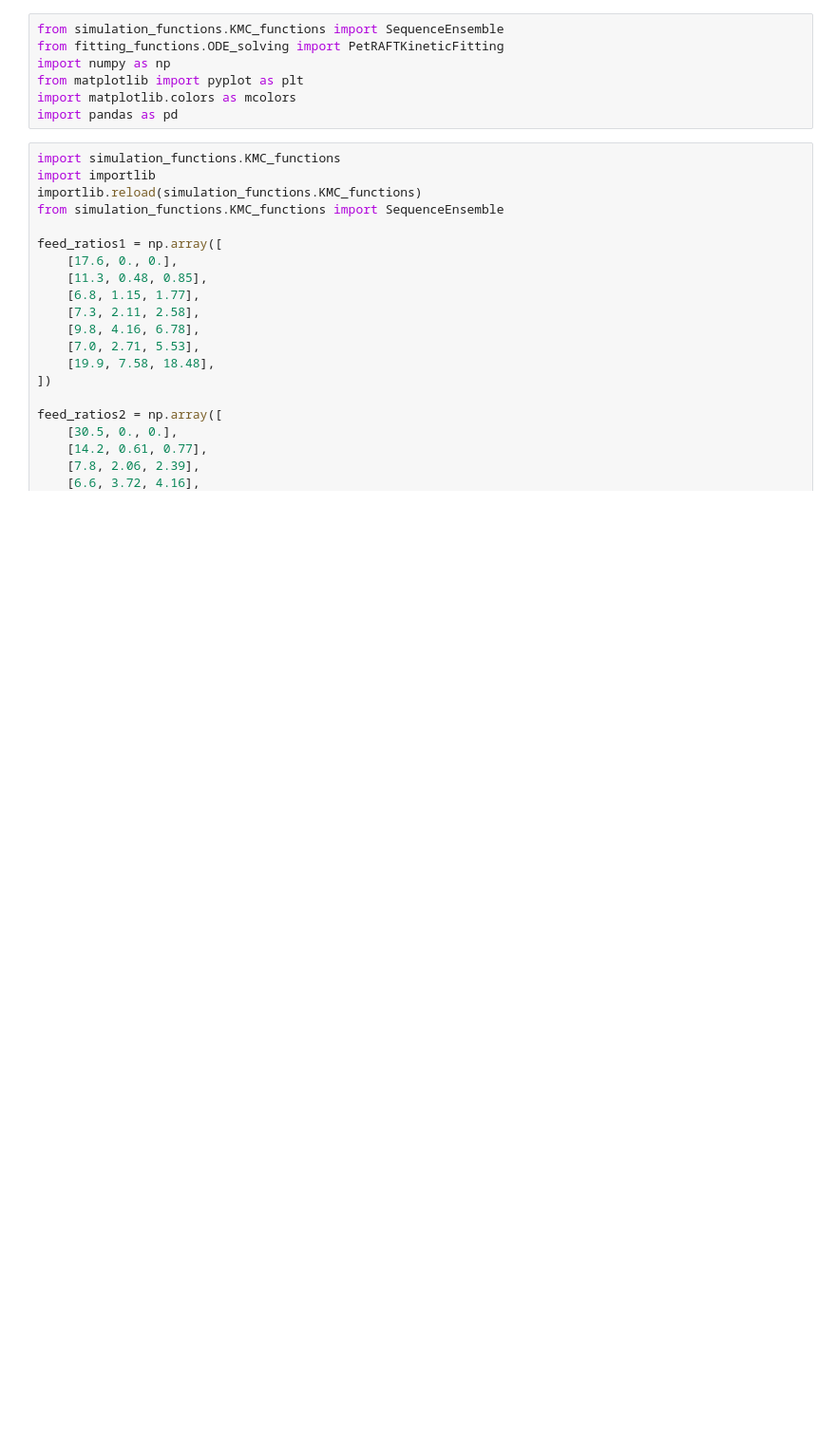
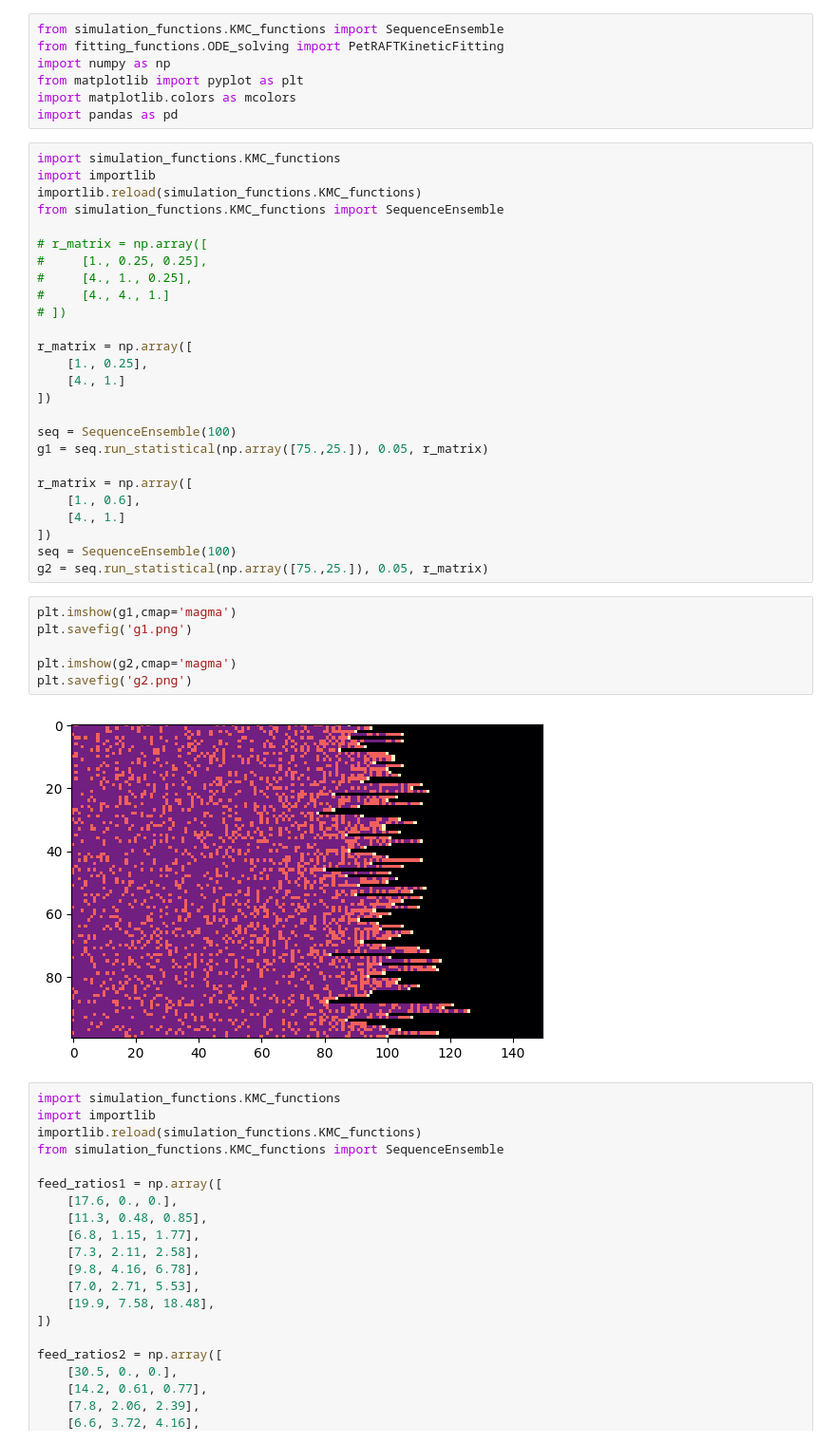
Before and after one commit to UNC-Knight-Lab/prism, a Jupyter notebook: main_nb.ipynb, the cells around one changed output. Shown at 95% size. Saved outputs shown, nothing was run; the diff lists cells and outputs as text; blank space fills up the shorter version.

```diff
--- a/main_nb.ipynb
+++ b/main_nb.ipynb
@@ -5,6 +5,40 @@ import numpy as np
 from matplotlib import pyplot as plt
 import matplotlib.colors as mcolors
 import pandas as pd
+# %%
+import simulation_functions.KMC_functions
+import importlib
+importlib.reload(simulation_functions.KMC_functions)
+from simulation_functions.KMC_functions import SequenceEnsemble
+
+# r_matrix = np.array([
+#     [1., 0.25, 0.25],
+#     [4., 1., 0.25],
+#     [4., 4., 1.]
+# ])
+
+r_matrix = np.array([
+    [1., 0.25],
+    [4., 1.]
+])
+
+seq = SequenceEnsemble(100)
+g1 = seq.run_statistical(np.array([75.,25.]), 0.05, r_matrix)
+
+r_matrix = np.array([
+    [1., 0.6],
+    [4., 1.]
+])
+seq = SequenceEnsemble(100)
+g2 = seq.run_statistical(np.array([75.,25.]), 0.05, r_matrix)
+# %%
+plt.imshow(g1,cmap='magma')
+plt.savefig('g1.png')
+
+plt.imshow(g2,cmap='magma')
+plt.savefig('g2.png')
+# %% [output]
+[figure, added]
 # %%
 import simulation_functions.KMC_functions
 import importlib
```
Also changed, not shown: parts of 2 cells of this notebook, 5 other files.
